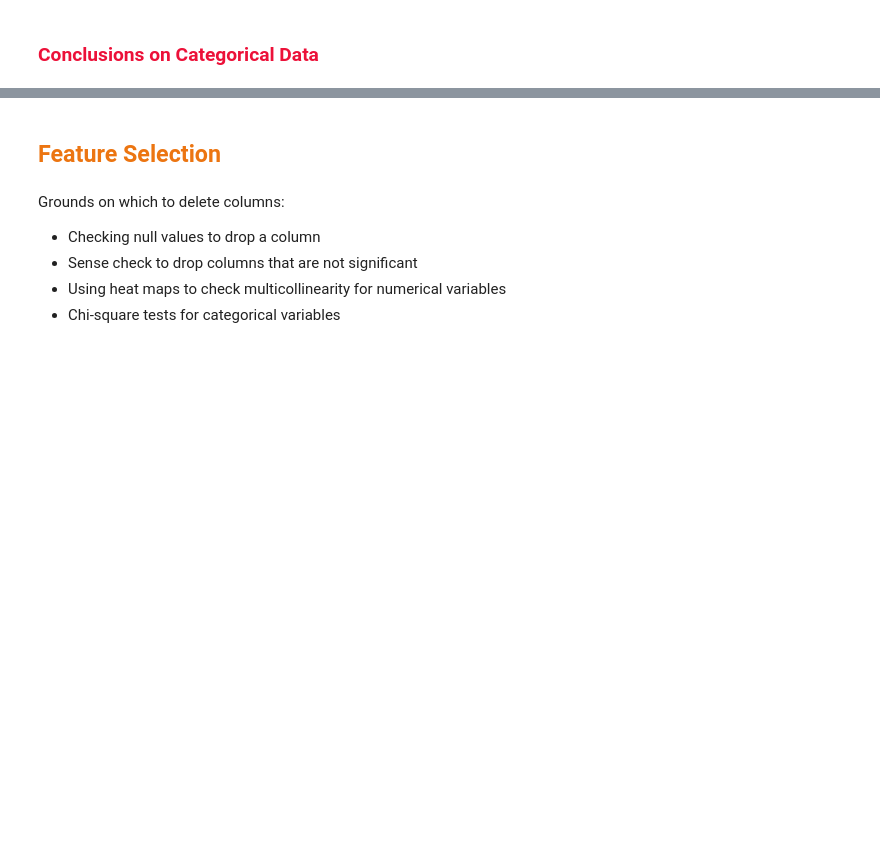
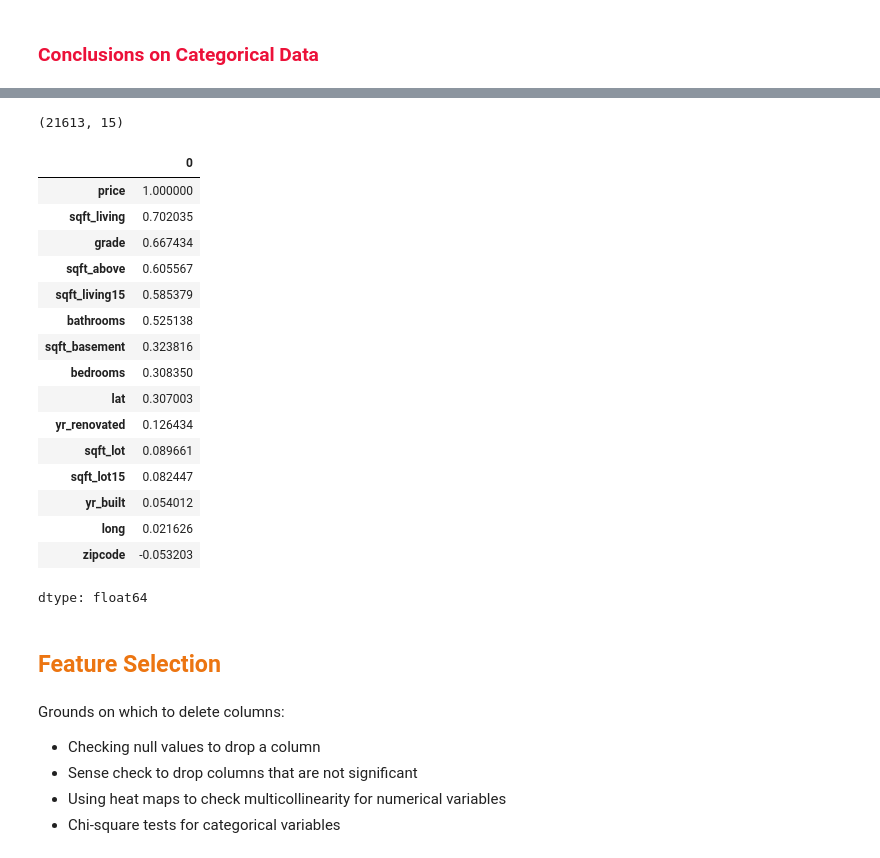
Before and after one commit to Niameyzy/IronRegression, a Jupyter notebook: 241121_IronRegression.ipynb, the cells around one changed output, grey strips where cells are left out. Saved outputs shown, nothing was run; the diff lists cells and outputs as text; code cells hidden in the pictures; blank space fills up the shorter version.

```diff
--- a/241121_IronRegression.ipynb
+++ b/241121_IronRegression.ipynb
@@ -271,3 +285,36 @@ plt.show()
+# %%
+cat = boston_houses.select_dtypes(exclude="number")
+num = boston_houses.select_dtypes("number")
+
+# Being specific
+cat_from_num = num.loc[:, num.nunique() <10] # how does loc work Vs iloc
+cat = pd.concat([cat, cat_from_num], axis=1)
+
+num = num.drop(columns=cat_from_num.columns)
+# %%
+num.shape
+# %% [output]
+(21613, 15)
+# %%
+num.corrwith(boston_houses['price']).sort_values(ascending=False)
+# %% [output]
+|  | 0 |
+| price | 1.000000 |
+| sqft_living | 0.702035 |
+| grade | 0.667434 |
+| sqft_above | 0.605567 |
+| sqft_living15 | 0.585379 |
+| bathrooms | 0.525138 |
+| sqft_basement | 0.323816 |
+| bedrooms | 0.308350 |
+| lat | 0.307003 |
+| yr_renovated | 0.126434 |
+| sqft_lot | 0.089661 |
+| sqft_lot15 | 0.082447 |
+| yr_built | 0.054012 |
+| long | 0.021626 |
+| zipcode | -0.053203 |
+dtype: float64
 # %% [markdown]
 <h2 style="color: #ec7511;">Feature Selection</h2>
 # %% [markdown]
```
Also changed, not shown: parts of 8 cells of this notebook.
